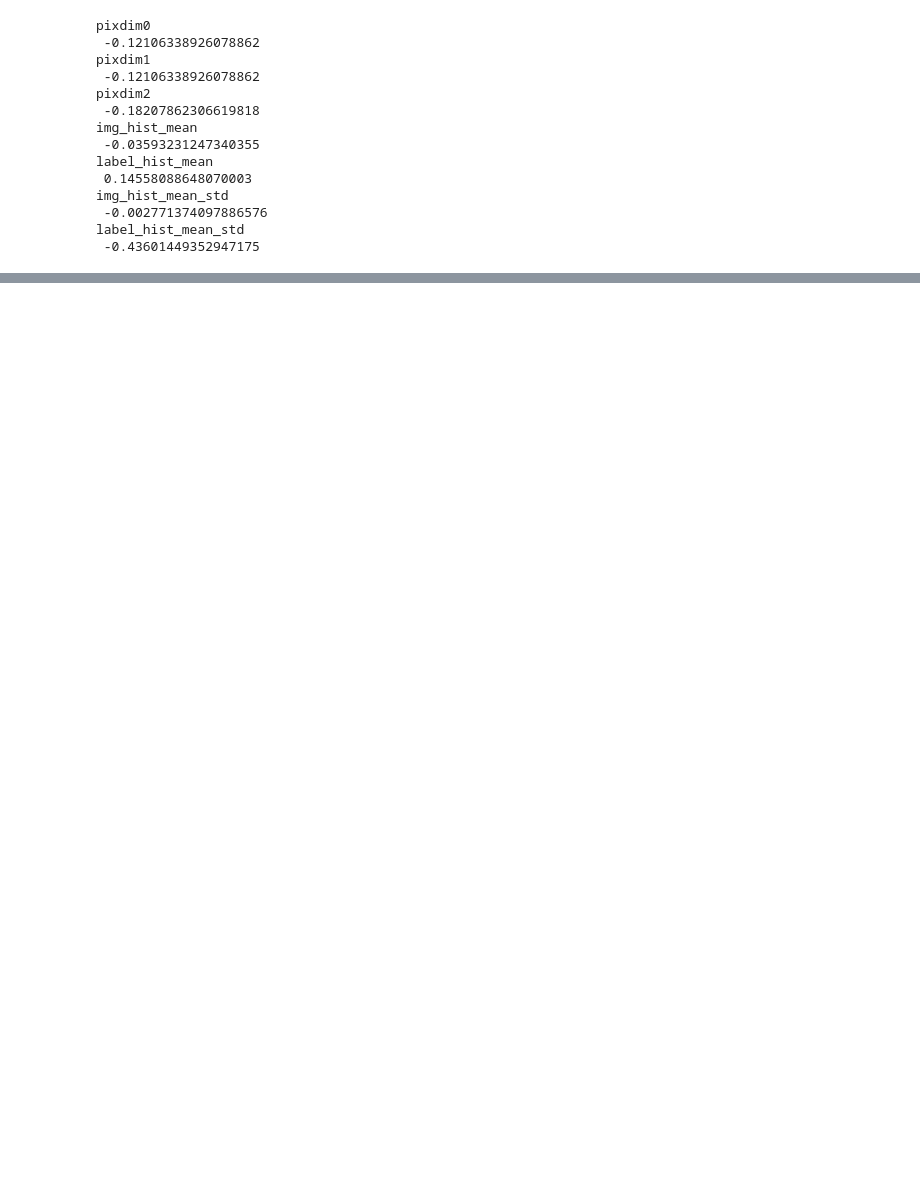
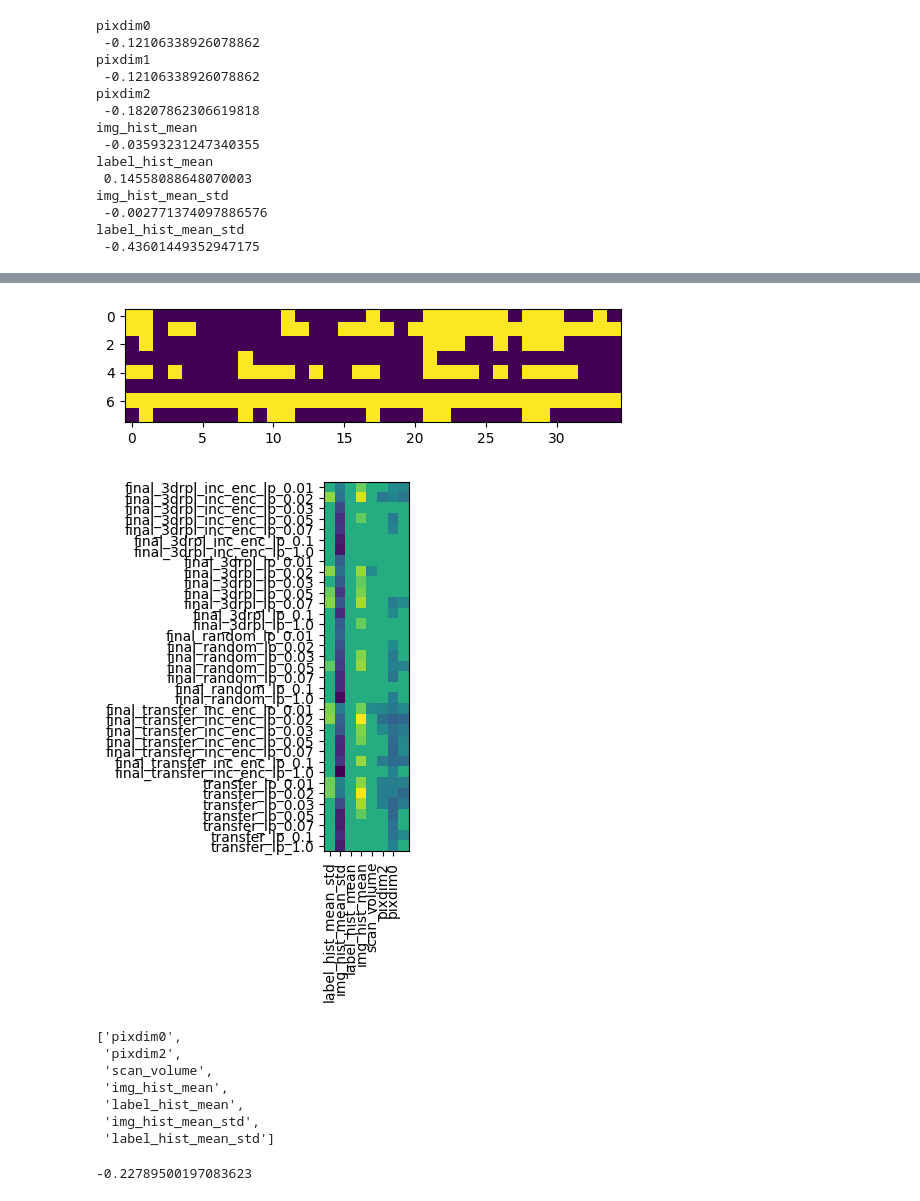
Before and after one commit to Bachelor-Tortured-Rats/TorturedRats, a Jupyter notebook: notebooks/test_performance_analysis.ipynb, the cells around one changed output, grey strips where cells are left out. Drawn from its saved outputs; the diff is of its cells as text; code cells hidden in the pictures; blank space fills up the shorter version.

```diff
--- a/notebooks/test_performance_analysis.ipynb
+++ b/notebooks/test_performance_analysis.ipynb
@@ -181,0 +258,31 @@ label_hist_mean_std
+# %%
+#comparison = 'label_hist_mean_std'
+comparisons = ['pixdim0','pixdim2','scan_volume', 'img_hist_mean','label_hist_mean','img_hist_mean_std','label_hist_mean_std']
+#comparisons = [comparisons[4]]
+for i, comparison in enumerate(comparisons):
+    print(f"\n\n\n#       {comparison}:{i}      #")
+
+    comparison_series = pd.Series(list(hepaticDataExploration[comparison]),index = list(hepaticDataExploration['number']))
+
+    for j, experiment in enumerate(test_dice_df.index):
+        experiment_series = test_dice_df.loc[experiment]
+
+        temp_df = pd.concat([comparison_series, experiment_series],axis=1)
+        #plt.scatter(temp_df[0], temp_df[experiment])
+        #plt.show()
+        correlation = temp_df[0].corr(temp_df[experiment])
+        heatmap[i, j] = correlation
+
+        print(experiment, " ",comparison)
+        print("Correlation: ", correlation)
+        n = len(temp_df[0])
+        df = n - 2
+        t_obs = (correlation * math.sqrt(n - 2)) / math.sqrt(1 - correlation**2)
+        print("t-obs: ", t_obs)
+        p_value = 2 * (1- t.cdf(abs(t_obs), df))
+        heatmap_pval[i, j] = p_value
+        print("p-value: ", p_value, " Is significant: {}".format(p_value < 0.05))
+        if p_value > 0.05:
+            print("###########")
+            print(f"####{p_value}####")
+            print("###########")
@@ -181,0 +307,25 @@ label_hist_mean_std
+# %%
+len(test_dice_df.index)
+#plt.imshow(heatmap)
+plt.imshow(heatmap_pval<0.05)
+plt.show()
+plt.imshow(np.rot90(heatmap*(heatmap_pval<0.05), 3), cmap='viridis')
+x_tick_labels = list(test_dice_df.index)
+plt.yticks(np.arange(len(x_tick_labels)), x_tick_labels)#, rotation=90)
+plt.xticks(np.arange(len(comparisons)), comparisons[::-1], rotation=90)
+plt.show()
+['pixdim0','pixdim2','scan_volume', 'img_hist_mean','label_hist_mean','img_hist_mean_std','label_hist_mean_std']
+# %% [output]
+[figure, added]
+[figure, added]
+['pixdim0',
+ 'pixdim2',
+ 'scan_volume',
+ 'img_hist_mean',
+ 'label_hist_mean',
+ 'img_hist_mean_std',
+ 'label_hist_mean_std']
+# %%
+hepaticDataExploration['img_hist_mean'].corr(hepaticDataExploration['label_hist_mean'])
+# %% [output]
+-0.22789500197083623
```
Also changed, not shown: parts of 15 cells of this notebook, 7 other files.
